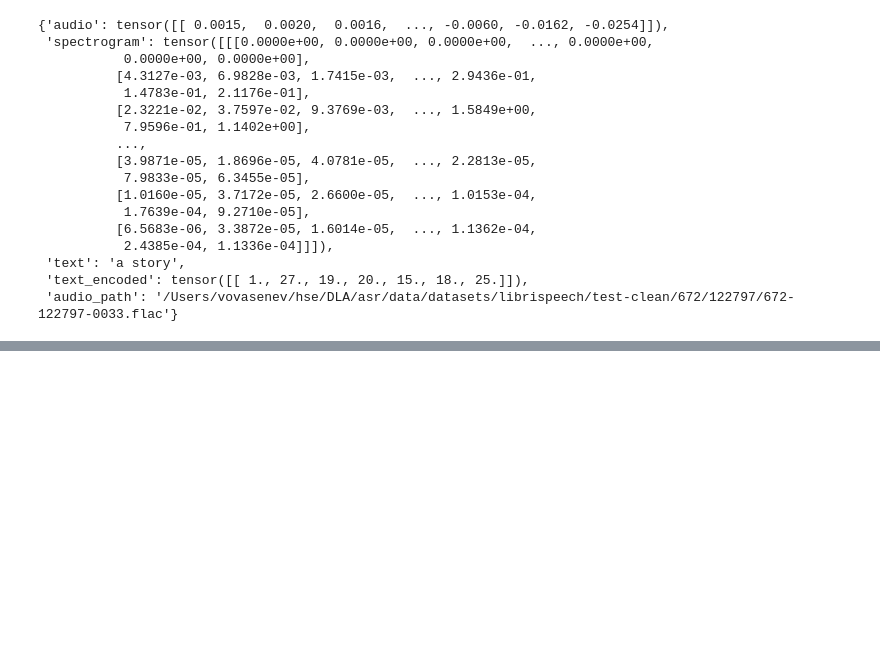
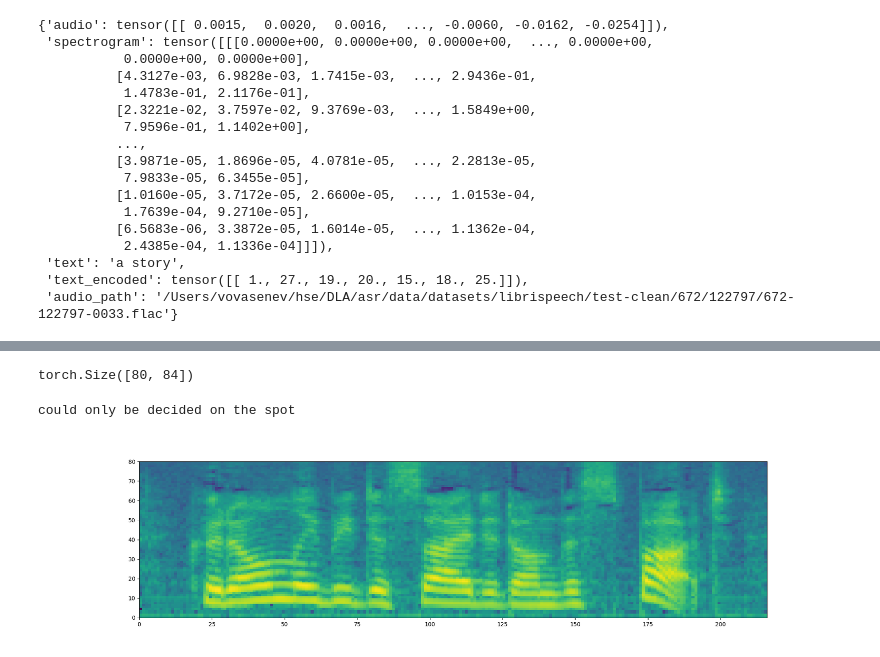
Before and after one commit to rerum-nn/asr-rnn-t, a Jupyter notebook: demo.ipynb, the cells around one changed output, grey strips where cells are left out. Cells and saved outputs as stored; diff of their text form; code cells hidden in the pictures; blank space fills up the shorter version.

```diff
--- a/demo.ipynb
+++ b/demo.ipynb
@@ -30,3 +58,26 @@ dataset[0]
  'text': 'a story',
  'text_encoded': tensor([[ 1., 27., 19., 20., 15., 18., 25.]]),
  'audio_path': '/Users/vovasenev/hse/DLA/asr/data/datasets/librispeech/test-clean/672/122797/672-122797-0033.flac'}
+# %%
+from src.datasets.librispeech_dataset import LibrispeechDataset
+from src.text_encoder import RNNTTextEncoder
+import torchaudio
+import numpy as np
+import json
+from tqdm import tqdm
+from src.transforms.spec_augs.logarithm import Logarithm
+
+dataset = LibrispeechDataset("train_all", text_encoder=RNNTTextEncoder(), shuffle_index=True, instance_transforms={
+    "get_spectrogram": torchaudio.transforms.MelSpectrogram(sample_rate=16000, n_fft=400, hop_length=160, n_mels=80),
+    "spectrogram": Logarithm()
+})
+
+all_spectrograms = []
+
+i = 0
+
+for item in tqdm(dataset):
+    if i == 10000:
+        break
+    all_spectrograms.append(item['spectrogram'][0])
+    i += 1
@@ -32,0 +113,13 @@ dataset[0]
+# %%
+dataset[0]['spectrogram'][0].shape
+# %% [output]
+torch.Size([80, 84])
+# %%
+from src.logger.utils import plot_spectrogram
+
+i = 1398
+print(dataset[i]['text'])
+plot_spectrogram(dataset[i]['spectrogram'][0])
+# %% [output]
+could only be decided on the spot
+[figure, added]
```
Also changed, not shown: parts of 5 cells of this notebook, 21 other files.
